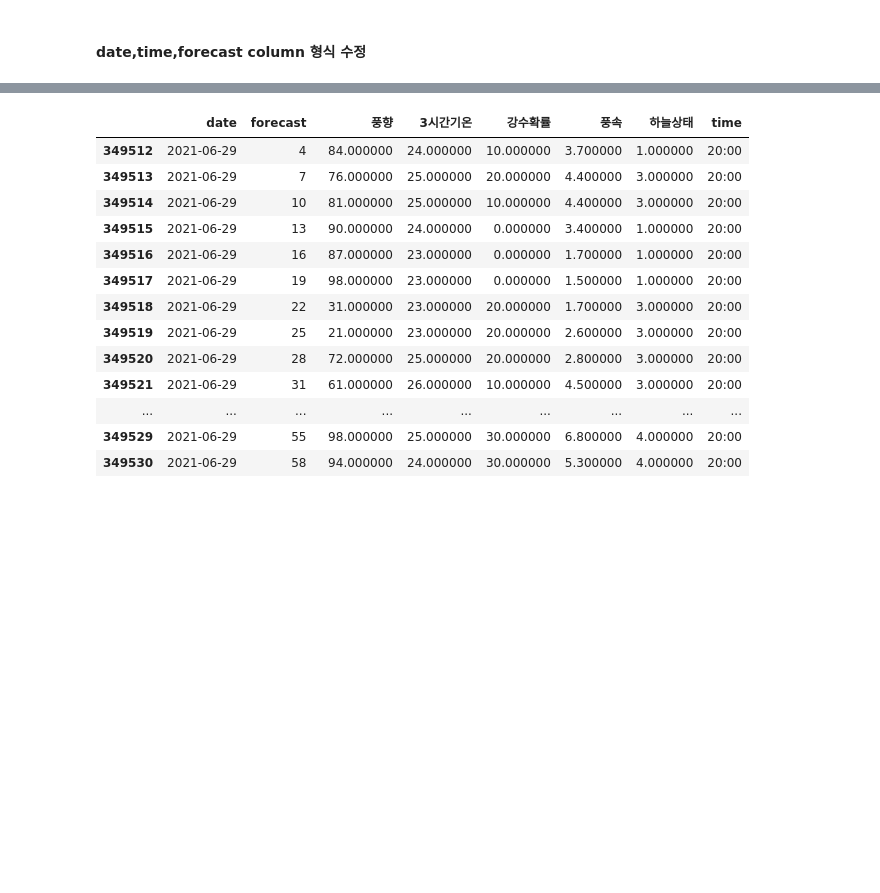
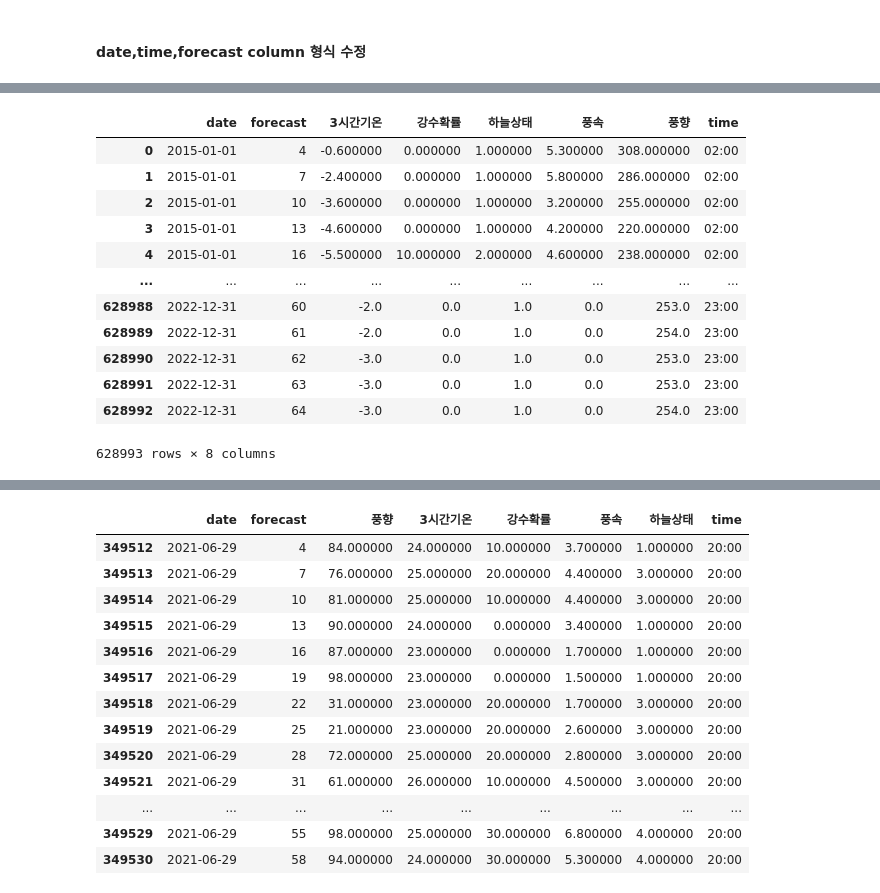
Before and after one commit to SoominChung/renewable-power-prediction, a Jupyter notebook: data_preprocessing/weather_forecast_data/data_processing.ipynb, the cells around one changed output, grey strips where cells are left out. Drawn from its saved outputs; the diff is of its cells as text; code cells hidden in the pictures; blank space fills up the shorter version.

```diff
--- a/data_preprocessing/weather_forecast_data/data_processing.ipynb
+++ b/data_preprocessing/weather_forecast_data/data_processing.ipynb
@@ -336,0 +449,17 @@ sample[sample['date']=='2021-06-30']
+# %%
+a = pd.read_parquet('/Users/soomin/Desktop/공공데이터/renewable-power-prediction/data/weather_forecast_data/final_total_data/동해_prediction_weather_data.parquet')
+a
+# %% [output]
+|  | date | forecast | 3시간기온 | 강수확률 | 하늘상태 | 풍속 | 풍향 | time |
+| 0 | 2015-01-01 | 4 | -0.600000 | 0.000000 | 1.000000 | 5.300000 | 308.000000 | 02:00 |
+| 1 | 2015-01-01 | 7 | -2.400000 | 0.000000 | 1.000000 | 5.800000 | 286.000000 | 02:00 |
+| 2 | 2015-01-01 | 10 | -3.600000 | 0.000000 | 1.000000 | 3.200000 | 255.000000 | 02:00 |
+| 3 | 2015-01-01 | 13 | -4.600000 | 0.000000 | 1.000000 | 4.200000 | 220.000000 | 02:00 |
+| 4 | 2015-01-01 | 16 | -5.500000 | 10.000000 | 2.000000 | 4.600000 | 238.000000 | 02:00 |
+| ... | ... | ... | ... | ... | ... | ... | ... | ... |
+| 628988 | 2022-12-31 | 60 | -2.0 | 0.0 | 1.0 | 0.0 | 253.0 | 23:00 |
+| 628989 | 2022-12-31 | 61 | -2.0 | 0.0 | 1.0 | 0.0 | 254.0 | 23:00 |
+| 628990 | 2022-12-31 | 62 | -3.0 | 0.0 | 1.0 | 0.0 | 253.0 | 23:00 |
+| 628991 | 2022-12-31 | 63 | -3.0 | 0.0 | 1.0 | 0.0 | 253.0 | 23:00 |
+| 628992 | 2022-12-31 | 64 | -3.0 | 0.0 | 1.0 | 0.0 | 254.0 | 23:00 |
+628993 rows × 8 columns
```
Also changed, not shown: parts of 11 cells of this notebook, 3 other files.
